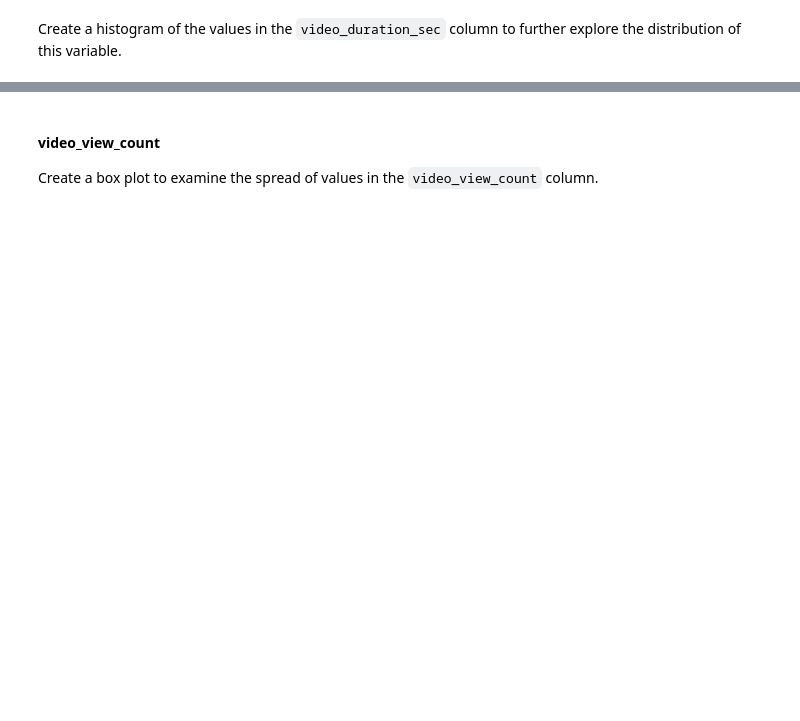
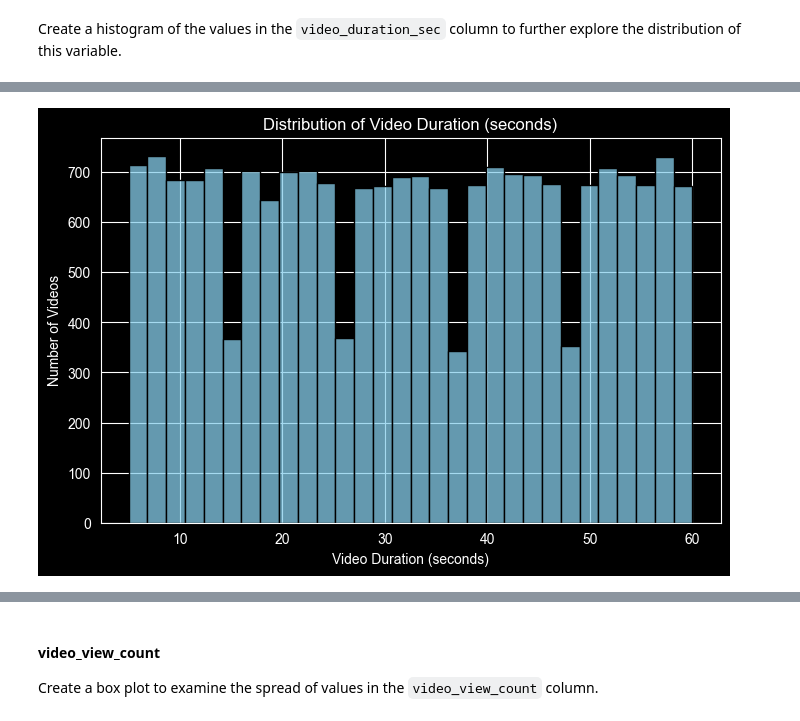
Before and after one commit to Aarushi-1604/google-advanced-data-analytics, a Jupyter notebook: course-3-go-beyond-the-numbers/notebooks/course-3-project-lab.ipynb, the cells around one changed output, grey strips where cells are left out. Drawn from its saved outputs; the diff is of its cells as text; code cells hidden in the pictures; blank space fills up the shorter version.

```diff
--- a/course-3-go-beyond-the-numbers/notebooks/course-3-project-lab.ipynb
+++ b/course-3-go-beyond-the-numbers/notebooks/course-3-project-lab.ipynb
@@ -174,0 +174,10 @@ Create a histogram of the values in the `video_duration_sec` column to further e
+# %%
+# Create a histogram
+plt.figure(figsize=(8, 5))
+sns.histplot(data['video_duration_sec'], bins=30, color='skyblue', edgecolor='black')
+plt.title("Distribution of Video Duration (seconds)")
+plt.xlabel("Video Duration (seconds)")
+plt.ylabel("Number of Videos")
+plt.show()
+# %% [output]
+[figure, added]
```
Also changed, not shown: parts of 65 cells of this notebook.
